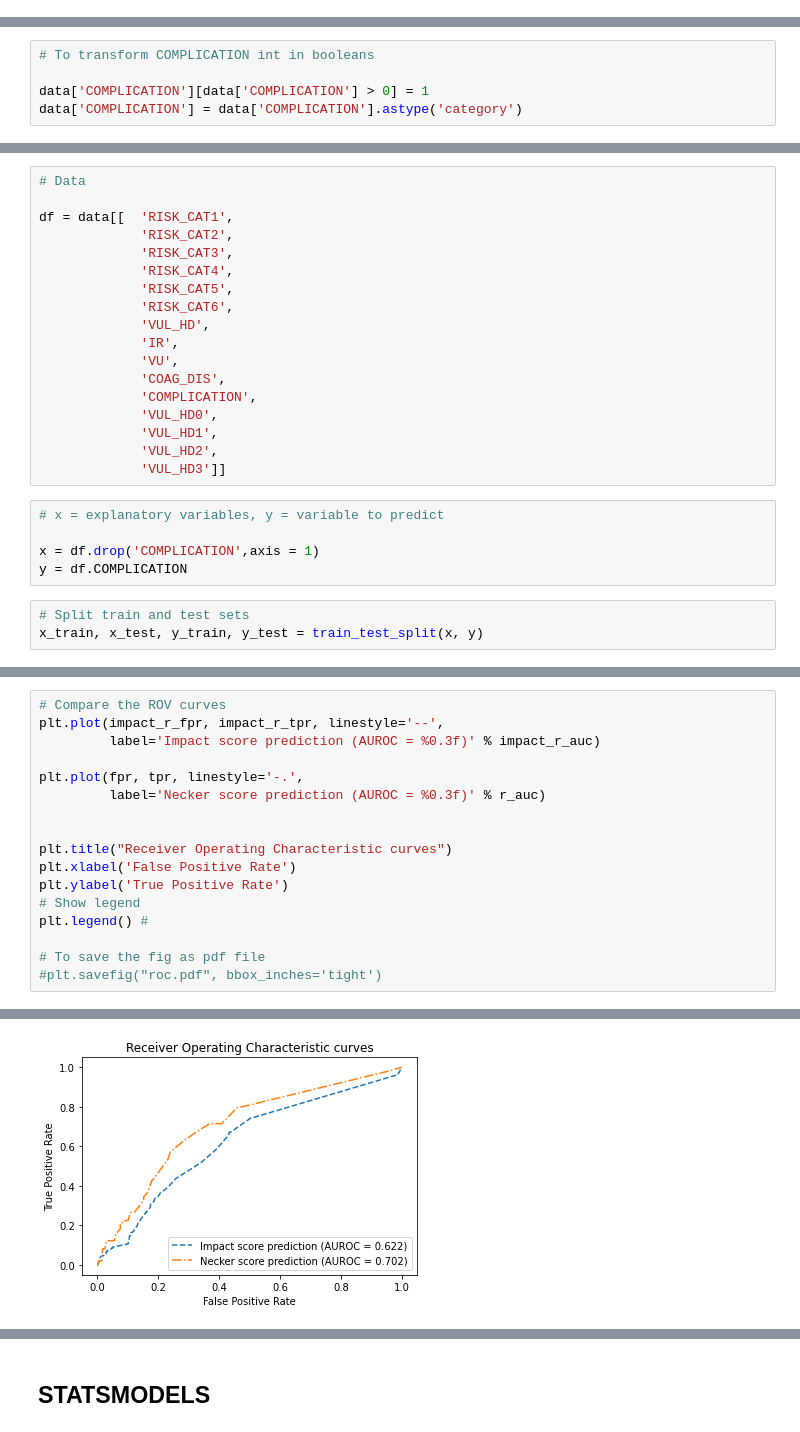
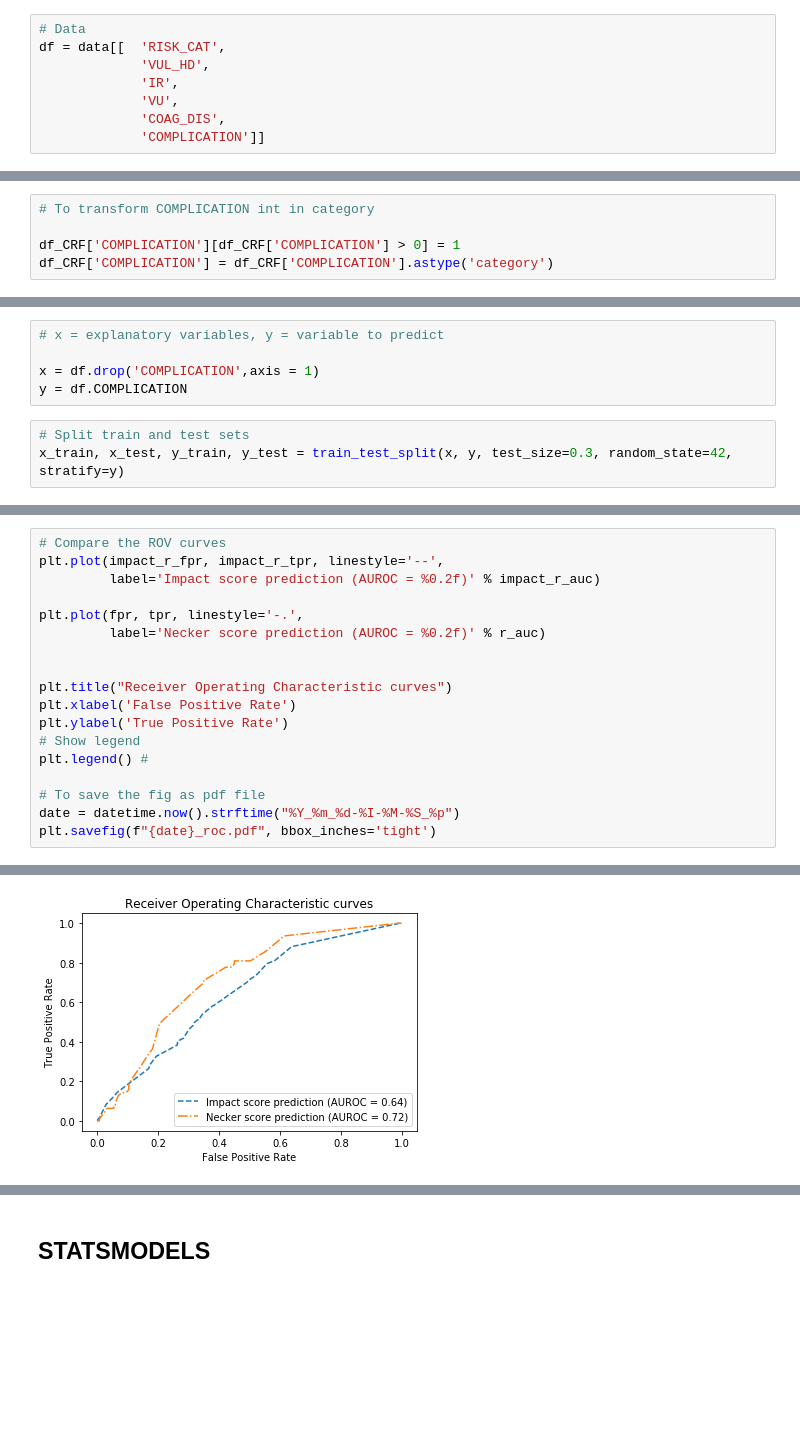
Before and after one commit to SophieQuennelle/IMPACT-Score-NECKER, a Jupyter notebook: Score.ipynb, the cells around one changed output, grey strips where cells are left out. Cells and saved outputs as stored; diff of their text form; blank space fills up the shorter version.

```diff
--- a/Score.ipynb
+++ b/Score.ipynb
@@ -556,0 +282,8 @@ from sklearn.metrics import roc_curve, roc_auc_score
+# %%
+# Data
+df = data[[  'RISK_CAT',
+             'VUL_HD',
+             'IR',
+             'VU',
+             'COAG_DIS',
+             'COMPLICATION']]
@@ -557,5 +310,5 @@ from sklearn.metrics import roc_curve, roc_auc_score
 # %%
-# To transform COMPLICATION int in booleans
+# To transform COMPLICATION int in category
 
-data['COMPLICATION'][data['COMPLICATION'] > 0] = 1
-data['COMPLICATION'] = data['COMPLICATION'].astype('category')
+df_CRF['COMPLICATION'][df_CRF['COMPLICATION'] > 0] = 1
+df_CRF['COMPLICATION'] = df_CRF['COMPLICATION'].astype('category')
@@ -566,21 +315,3 @@ CategoricalDtype(categories=[0.0, 1.0], ordered=False)
-# %%
-# Data
-
-df = data[[  'RISK_CAT1',
-             'RISK_CAT2',
-             'RISK_CAT3',
-             'RISK_CAT4',
-             'RISK_CAT5',
-             'RISK_CAT6',
-             'VUL_HD',
-             'IR',
-             'VU',
-             'COAG_DIS',
-             'COMPLICATION',
-             'VUL_HD0',
-             'VUL_HD1',
-             'VUL_HD2',
-             'VUL_HD3']]
 # %%
 # x = explanatory variables, y = variable to predict
 
@@ -588,7 +319,7 @@ x = df.drop('COMPLICATION',axis = 1)
 y = df.COMPLICATION
 # %%
 # Split train and test sets
-x_train, x_test, y_train, y_test = train_test_split(x, y)
+x_train, x_test, y_train, y_test = train_test_split(x, y, test_size=0.3, random_state=42, stratify=y)
 # %%
 # Fit LogReg
 logreg = LogisticRegression(class_weight='balanced')
@@ -676,10 +411,10 @@ plt.show()
 # %%
 # Compare the ROV curves
 plt.plot(impact_r_fpr, impact_r_tpr, linestyle='--',
-         label='Impact score prediction (AUROC = %0.3f)' % impact_r_auc)
+         label='Impact score prediction (AUROC = %0.2f)' % impact_r_auc)
 
 plt.plot(fpr, tpr, linestyle='-.',
-         label='Necker score prediction (AUROC = %0.3f)' % r_auc)
+         label='Necker score prediction (AUROC = %0.2f)' % r_auc)
 
 
 plt.title("Receiver Operating Characteristic curves")
@@ -689,5 +424,6 @@ plt.ylabel('True Positive Rate')
 plt.legend() #
 
 # To save the fig as pdf file
-#plt.savefig("roc.pdf", bbox_inches='tight')
+date = datetime.now().strftime("%Y_%m_%d-%I-%M-%S_%p")
+plt.savefig(f"{date}_roc.pdf", bbox_inches='tight')
 # %% [output]
@@ -695 +430 @@ plt.legend() #
-[figure, old version]
+[figure, new version]
```
Also changed, not shown: parts of 89 cells of this notebook, 1 other file.
